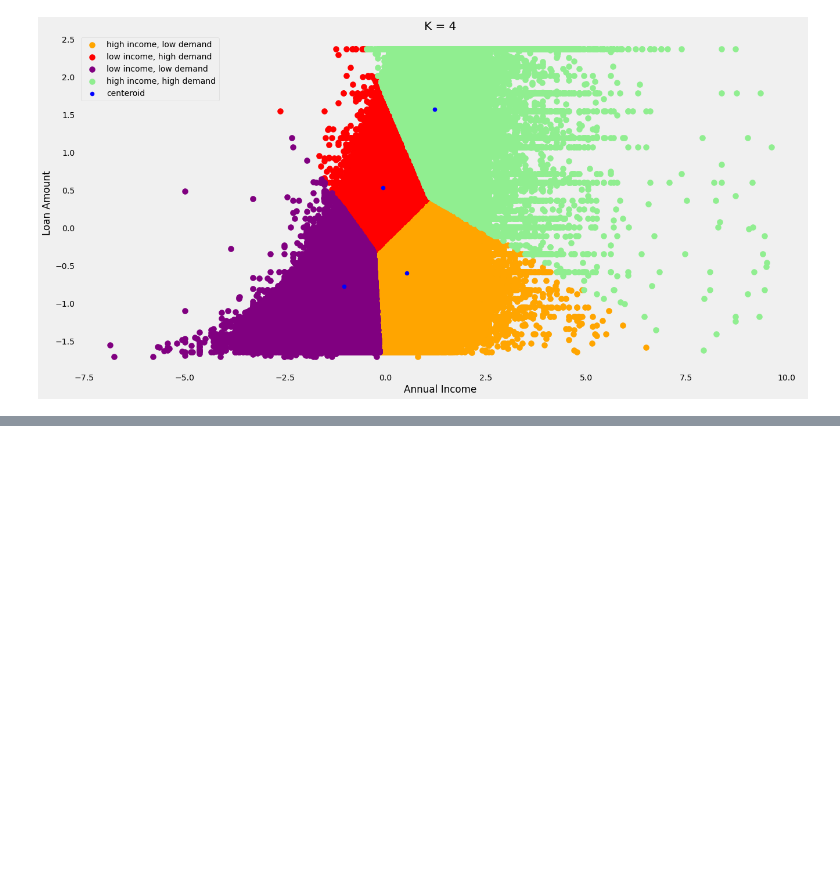
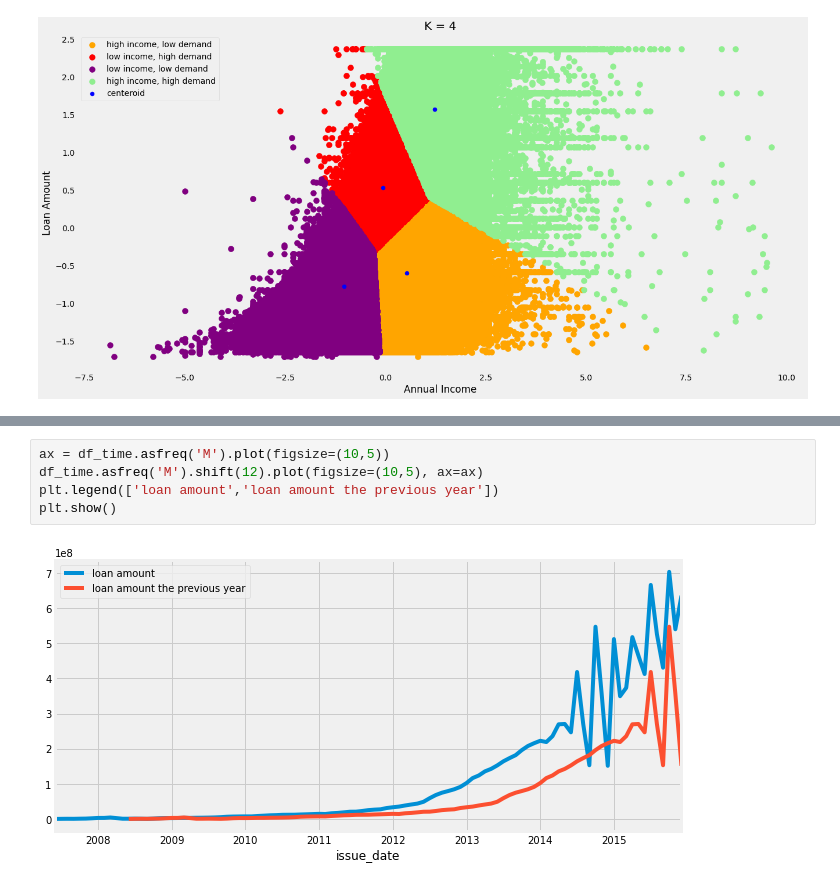
Before and after one commit to YingcanCarolWang/project-LC, a Jupyter notebook: Loan_data_analysis.ipynb, the cells around one changed output, grey strips where cells are left out. Drawn from its saved outputs; the diff is of its cells as text; blank space fills up the shorter version.

```diff
--- a/Loan_data_analysis.ipynb
+++ b/Loan_data_analysis.ipynb
@@ -474,0 +550,7 @@ We can learn from this analysis that borrowers with high income and high demand
+# %%
+ax = df_time.asfreq('M').plot(figsize=(10,5))
+df_time.asfreq('M').shift(12).plot(figsize=(10,5), ax=ax)
+plt.legend(['loan amount','loan amount the previous year'])
+plt.show()
+# %% [output]
+[figure, added]
```
Also changed, not shown: parts of 97 cells of this notebook.
